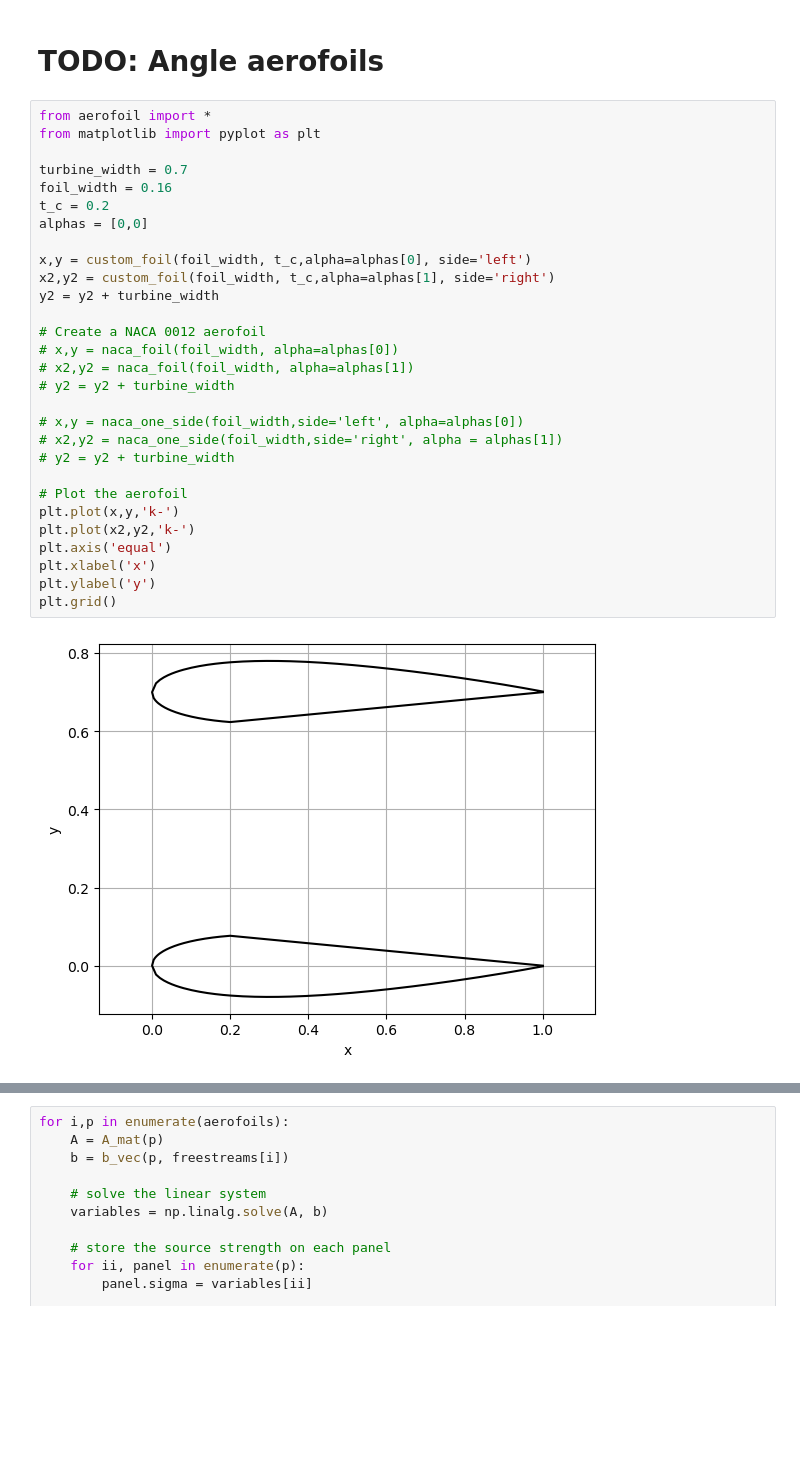
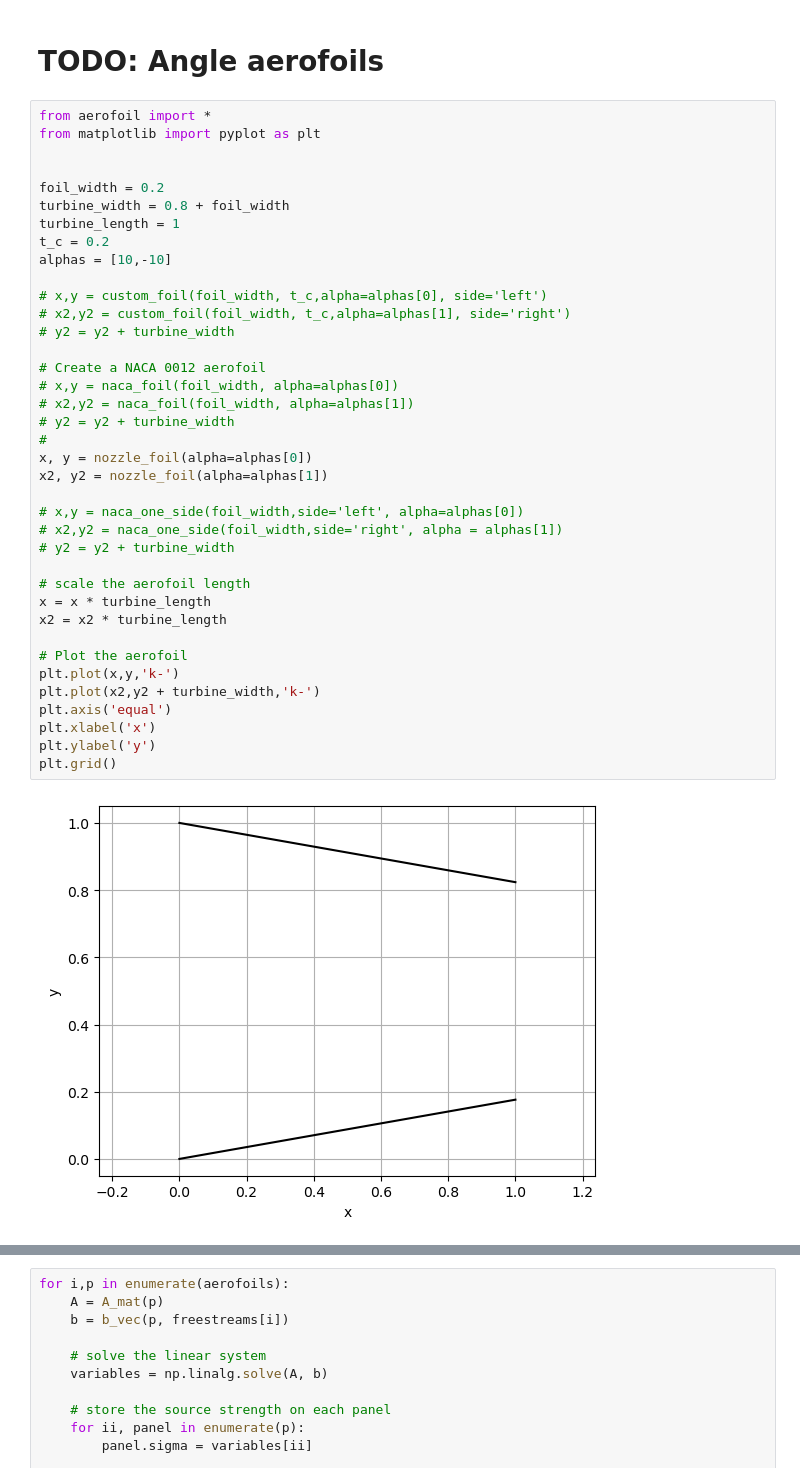
Before and after one commit to pilipb/DP5-code, a Jupyter notebook: testing_foil.ipynb, the cells around one changed output, grey strips where cells are left out. Cells and saved outputs as stored; diff of their text form; blank space fills up the shorter version.

```diff
--- a/testing_foil.ipynb
+++ b/testing_foil.ipynb
@@ -3,34 +3,43 @@
 # %%
 from aerofoil import *
 from matplotlib import pyplot as plt
 
-turbine_width = 0.7
-foil_width = 0.16
+
+foil_width = 0.2
+turbine_width = 0.8 + foil_width
+turbine_length = 1
 t_c = 0.2
-alphas = [0,0]
+alphas = [10,-10]
 
-x,y = custom_foil(foil_width, t_c,alpha=alphas[0], side='left')
-x2,y2 = custom_foil(foil_width, t_c,alpha=alphas[1], side='right')
-y2 = y2 + turbine_width
+# x,y = custom_foil(foil_width, t_c,alpha=alphas[0], side='left')
+# x2,y2 = custom_foil(foil_width, t_c,alpha=alphas[1], side='right')
+# y2 = y2 + turbine_width
 
 # Create a NACA 0012 aerofoil
 # x,y = naca_foil(foil_width, alpha=alphas[0])
 # x2,y2 = naca_foil(foil_width, alpha=alphas[1])
 # y2 = y2 + turbine_width
+#
+x, y = nozzle_foil(alpha=alphas[0])
+x2, y2 = nozzle_foil(alpha=alphas[1])
 
 # x,y = naca_one_side(foil_width,side='left', alpha=alphas[0])
 # x2,y2 = naca_one_side(foil_width,side='right', alpha = alphas[1])
 # y2 = y2 + turbine_width
 
+# scale the aerofoil length
+x = x * turbine_length
+x2 = x2 * turbine_length
+
 # Plot the aerofoil
 plt.plot(x,y,'k-')
-plt.plot(x2,y2,'k-')
+plt.plot(x2,y2 + turbine_width,'k-')
 plt.axis('equal')
 plt.xlabel('x')
 plt.ylabel('y')
 plt.grid()
 # %% [output]
-[figure, old version]
+[figure, new version]
 # %%
 import numpy as np
 
```
Also changed, not shown: parts of 4 cells of this notebook.
